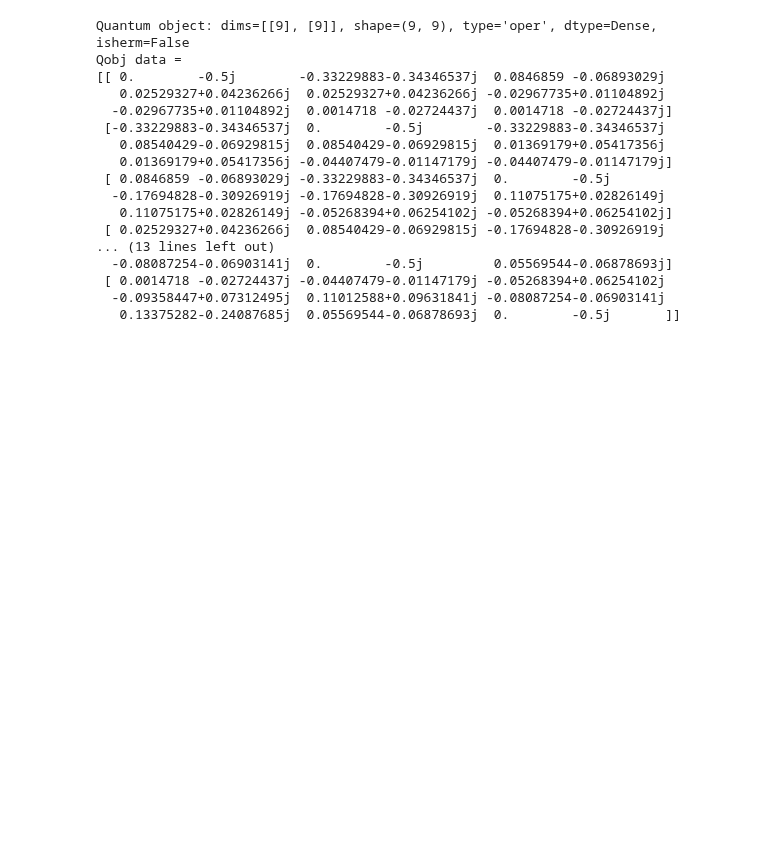
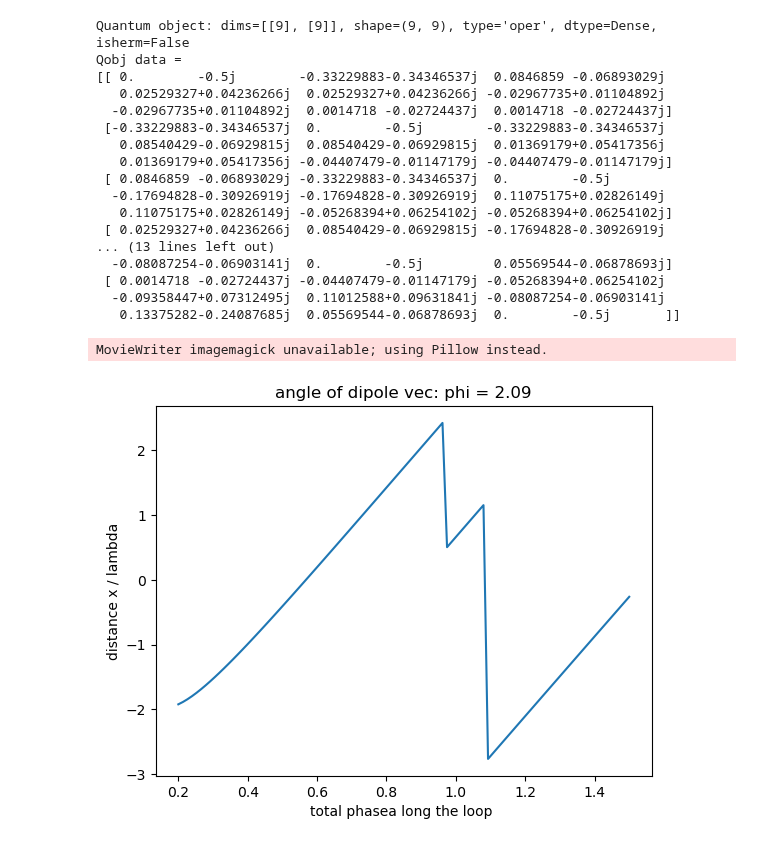
Before and after one commit to LBPhysics/GIT_Code_BA, a Jupyter notebook: Continuation/Qutip/Try_6_atoms.ipynb, the cells around one changed output. Saved outputs shown, nothing was run; the diff lists cells and outputs as text; code cells hidden in the pictures; blank space fills up the shorter version.

```diff
--- a/Continuation/Qutip/Try_6_atoms.ipynb
+++ b/Continuation/Qutip/Try_6_atoms.ipynb
@@ -220,3 +265,26 @@ phases = total_phases(dists)
+# %%
+# Create the animation
+fig, ax = plt.subplots()
+line, = ax.plot(dists, phases[:, 0])
+
+def update(frame):
+    line.set_ydata(phases[:, frame])
+    ax.set_title(f'angle of dipole vec: phi = {phis[frame]:.2f}')
+    ax.set_xlabel(f'total phase along the loop ')
+    ax.set_ylabel(f'distance x / lambda')
+    return line,
+
+ani = animation.FuncAnimation(fig, update, frames=len(phis), blit=True)
+
+# Save the animation as a GIF or MP4 file
+save_path = r'C:\Users\leopo\OneDrive - UT Cloud\Uni\Semester_8\BA_mit_Git\BA_Plots\Qutip\phases_vs_distance_for_different_dipoles_.gif'
+ani.save(save_path, writer='pillow')
+a
+# Show the animation
+plt.show()
+# %% [output]
+MovieWriter imagemagick unavailable; using Pillow instead.
+[figure, added]
 # %%
 # plot phi(distances for a dipole orientation)
 fig, ax = plt.subplots()
```
Also changed, not shown: parts of 7 cells of this notebook, 2 other files.
